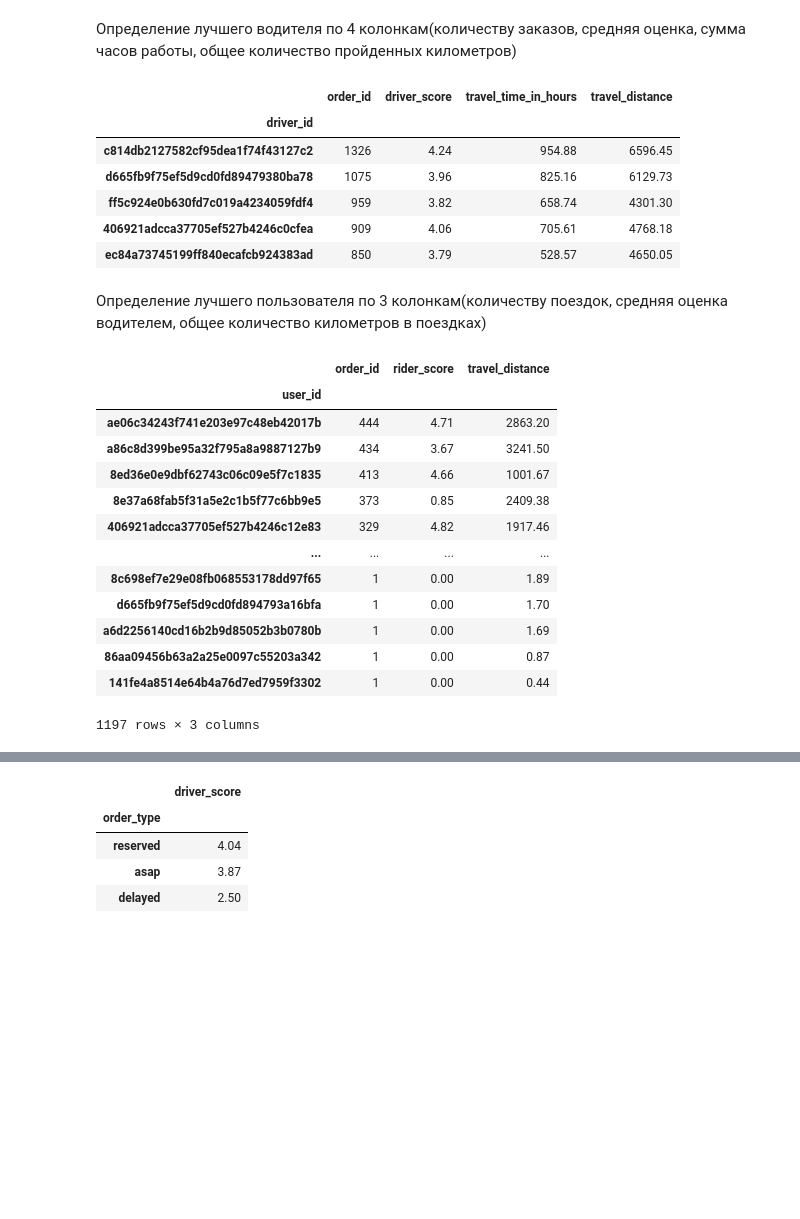
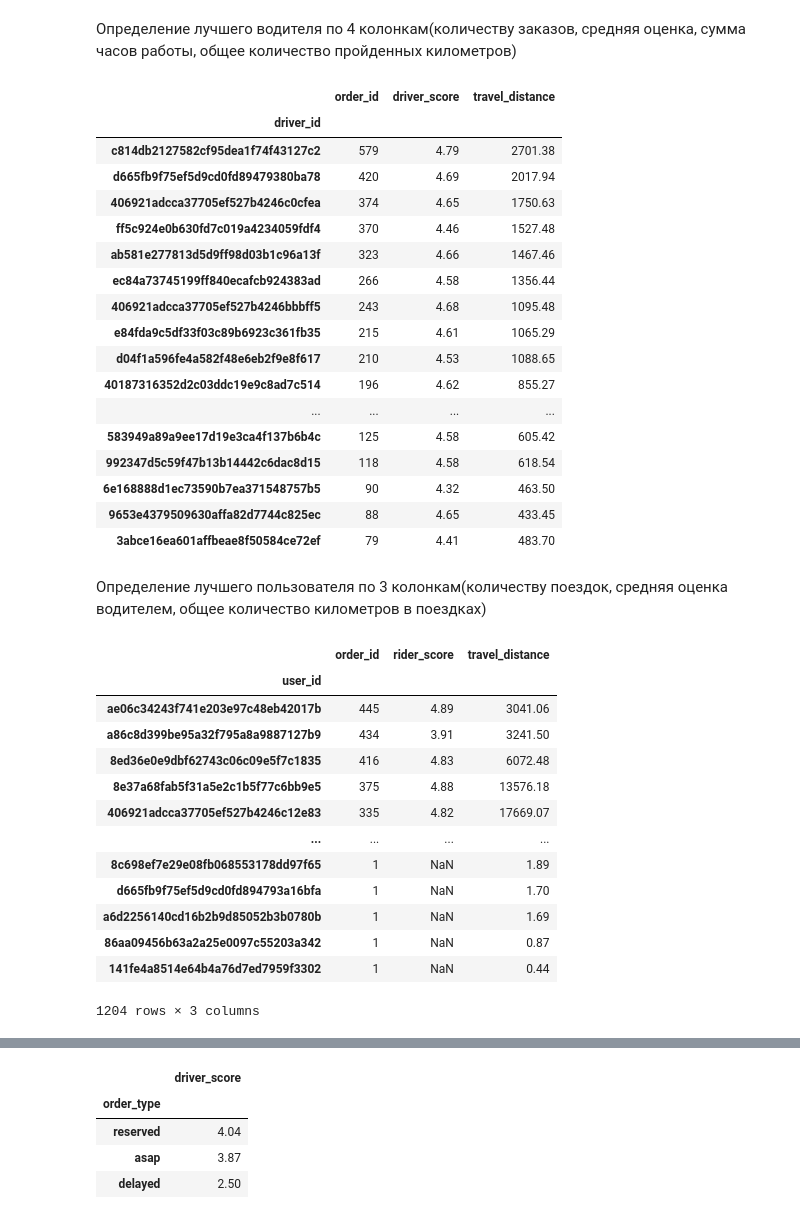
Before and after one commit to nakimov01/PandasPGU, a Jupyter notebook: taxi_peru_lab.ipynb, the cells around one changed output, grey strips where cells are left out. Drawn from its saved outputs; the diff is of its cells as text; code cells hidden in the pictures; blank space fills up the shorter version.

```diff
--- a/taxi_peru_lab.ipynb
+++ b/taxi_peru_lab.ipynb
@@ -5,8 +5,8 @@
 # %%
 import pandas as pd
 df = pd.read_csv("taxi_peru.csv", delimiter=';', parse_dates=['start_at', 'end_at'], encoding = "Windows-1251")
-df['rider_score'] = df['rider_score']. fillna (0)
-df = df[(df.end_state == 'drop off')]
+
+df = df[(df.end_state == 'drop off') & (df['rider_score'] = df['rider_score']. fillna (0))]
 df
 # %% [output]
 |  | journey_id | user_id | driver_id | taxi_id | icon | start_type | start_at | start_lat | start_lon | end_at | ... |
@@ -142,7 +142,8 @@ df
 Вычисление расстояния по координатам из датафрейма df и создание колонки travel_distance с дальнейшим перемещением в new_df
 # %%
 import numpy as np
-new_df['travel_distance'] = df.apply(lambda df: ((np.sqrt((df['end_lat']-df['start_lat'])**2 + (df['end_lon']-df['start_lon'])**2))*100), axis=1)
+new_df['travel_distance'] = df.apply(lambda df: ((np.sqrt((df['end_lat']-df['start_lat'])**2 + (df['end_lon']-df['start_lon'])**2))*100), axis=1).round(3)
+new_df = new_df[(new_df.travel_distance > 0.00)]
 new_df
 # %% [output]
 |  | order_id | user_id | driver_id | rider_score | driver_score | user_platform | order_type | ... |
@@ -161,35 +162,45 @@ new_df
 # %% [markdown]
 Определение лучшего водителя по 4 колонкам(количеству заказов, средняя оценка, сумма часов работы, общее количество пройденных километров)
 # %%
-Sort = new_df.query("`travel_distance` < 100 and `travel_distance` > 0.25 ")
-a = Sort.groupby(['driver_id']).agg({'order_id':'count', 'driver_score':'mean', 'travel_time_in_hours':'sum', "travel_distance":'sum'})
-a.sort_values(by=['order_id', 'driver_score', 'travel_time_in_hours','travel_distance'], ascending=[False, False, False, False]).round(2).head(5)
+Sort = new_df.query("`driver_score` > 0.0")
+a = Sort.groupby(['driver_id']).agg({'order_id':'count', 'driver_score':'mean', "travel_distance":'sum'})
+a.sort_values(by=['order_id', 'driver_score', 'travel_distance'], ascending=[False, False, False]).round(2).head(20)
 # %% [output]
-|  | order_id | driver_score | travel_time_in_hours | travel_distance |
-| driver_id |  |  |  |  |
-| c814db2127582cf95dea1f74f43127c2 | 1326 | 4.24 | 954.88 | 6596.45 |
-| d665fb9f75ef5d9cd0fd89479380ba78 | 1075 | 3.96 | 825.16 | 6129.73 |
-| ff5c924e0b630fd7c019a4234059fdf4 | 959 | 3.82 | 658.74 | 4301.30 |
-| 406921adcca37705ef527b4246c0cfea | 909 | 4.06 | 705.61 | 4768.18 |
-| ec84a73745199ff840ecafcb924383ad | 850 | 3.79 | 528.57 | 4650.05 |
+|  | order_id | driver_score | travel_distance |
+| driver_id |  |  |  |
+| c814db2127582cf95dea1f74f43127c2 | 579 | 4.79 | 2701.38 |
+| d665fb9f75ef5d9cd0fd89479380ba78 | 420 | 4.69 | 2017.94 |
+| 406921adcca37705ef527b4246c0cfea | 374 | 4.65 | 1750.63 |
+| ff5c924e0b630fd7c019a4234059fdf4 | 370 | 4.46 | 1527.48 |
+| ab581e277813d5d9ff98d03b1c96a13f | 323 | 4.66 | 1467.46 |
+| ec84a73745199ff840ecafcb924383ad | 266 | 4.58 | 1356.44 |
+| 406921adcca37705ef527b4246bbbff5 | 243 | 4.68 | 1095.48 |
+| e84fda9c5df33f03c89b6923c361fb35 | 215 | 4.61 | 1065.29 |
+| d04f1a596fe4a582f48e6eb2f9e8f617 | 210 | 4.53 | 1088.65 |
+| 40187316352d2c03ddc19e9c8ad7c514 | 196 | 4.62 | 855.27 |
+| ... | ... | ... | ... |
+| 583949a89a9ee17d19e3ca4f137b6b4c | 125 | 4.58 | 605.42 |
+| 992347d5c59f47b13b14442c6dac8d15 | 118 | 4.58 | 618.54 |
+| 6e168888d1ec73590b7ea371548757b5 | 90 | 4.32 | 463.50 |
+| 9653e4379509630affa82d7744c825ec | 88 | 4.65 | 433.45 |
+| 3abce16ea601affbeae8f50584ce72ef | 79 | 4.41 | 483.70 |
 # %% [markdown]
 Определение лучшего пользователя по 3 колонкам(количеству поездок, средняя оценка водителем, общее количество километров в поездках)
 # %%
-Sort = new_df.query("`travel_distance` < 100 and `travel_distance` > 0.25 ")
-a = Sort.groupby(['user_id']).agg({'order_id':'count', 'rider_score':'mean', 'travel_distance':'sum'})
-a.sort_values(by=['order_id', 'rider_score', 'travel_distance'], ascending=[False, False, False]).round(2)
+a = new_df.groupby(['user_id']).agg({'order_id':'count', 'rider_score':'mean', 'travel_distance':'sum'})
+a.sort_values(by=['order_id', 'rider_score', 'travel_distance'], ascending=[False, False, False]).round(2).
 # %% [output]
 |  | order_id | rider_score | travel_distance |
 | user_id |  |  |  |
-| ae06c34243f741e203e97c48eb42017b | 444 | 4.71 | 2863.20 |
-| a86c8d399be95a32f795a8a9887127b9 | 434 | 3.67 | 3241.50 |
-| 8ed36e0e9dbf62743c06c09e5f7c1835 | 413 | 4.66 | 1001.67 |
-| 8e37a68fab5f31a5e2c1b5f77c6bb9e5 | 373 | 0.85 | 2409.38 |
-| 406921adcca37705ef527b4246c12e83 | 329 | 4.82 | 1917.46 |
+| ae06c34243f741e203e97c48eb42017b | 445 | 4.89 | 3041.06 |
+| a86c8d399be95a32f795a8a9887127b9 | 434 | 3.91 | 3241.50 |
+| 8ed36e0e9dbf62743c06c09e5f7c1835 | 416 | 4.83 | 6072.48 |
+| 8e37a68fab5f31a5e2c1b5f77c6bb9e5 | 375 | 4.88 | 13576.18 |
+| 406921adcca37705ef527b4246c12e83 | 335 | 4.82 | 17669.07 |
 | ... | ... | ... | ... |
-| 8c698ef7e29e08fb068553178dd97f65 | 1 | 0.00 | 1.89 |
-| d665fb9f75ef5d9cd0fd894793a16bfa | 1 | 0.00 | 1.70 |
-| a6d2256140cd16b2b9d85052b3b0780b | 1 | 0.00 | 1.69 |
-| 86aa09456b63a2a25e0097c55203a342 | 1 | 0.00 | 0.87 |
-| 141fe4a8514e64b4a76d7ed7959f3302 | 1 | 0.00 | 0.44 |
+| 8c698ef7e29e08fb068553178dd97f65 | 1 | NaN | 1.89 |
+| d665fb9f75ef5d9cd0fd894793a16bfa | 1 | NaN | 1.70 |
+| a6d2256140cd16b2b9d85052b3b0780b | 1 | NaN | 1.69 |
+| 86aa09456b63a2a25e0097c55203a342 | 1 | NaN | 0.87 |
+| 141fe4a8514e64b4a76d7ed7959f3302 | 1 | NaN | 0.44 |
-1197 rows × 3 columns
+1204 rows × 3 columns
```
Also changed, not shown: parts of 15 cells of this notebook, 1 other file.
